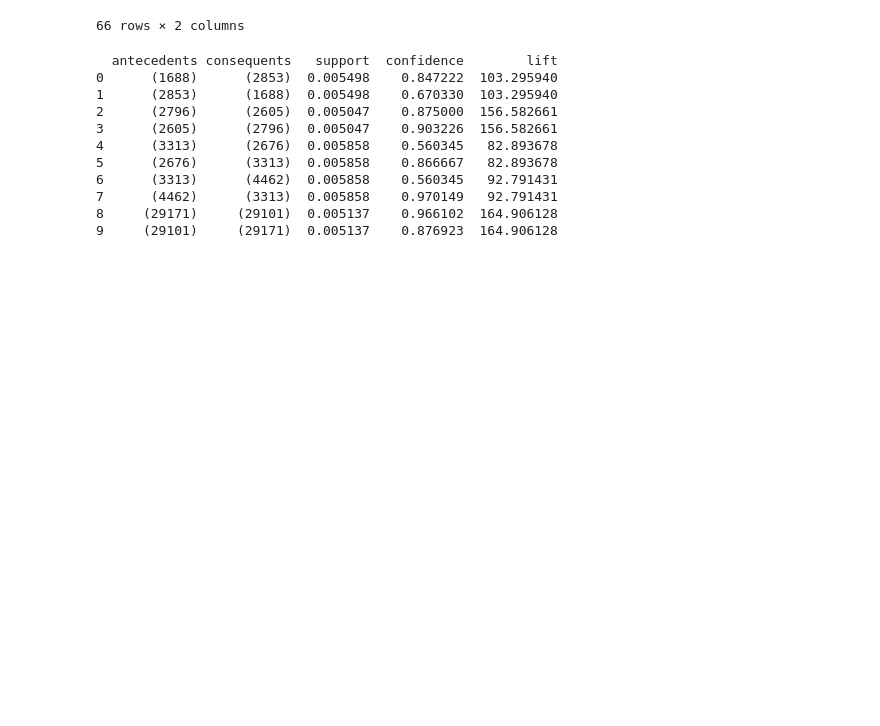
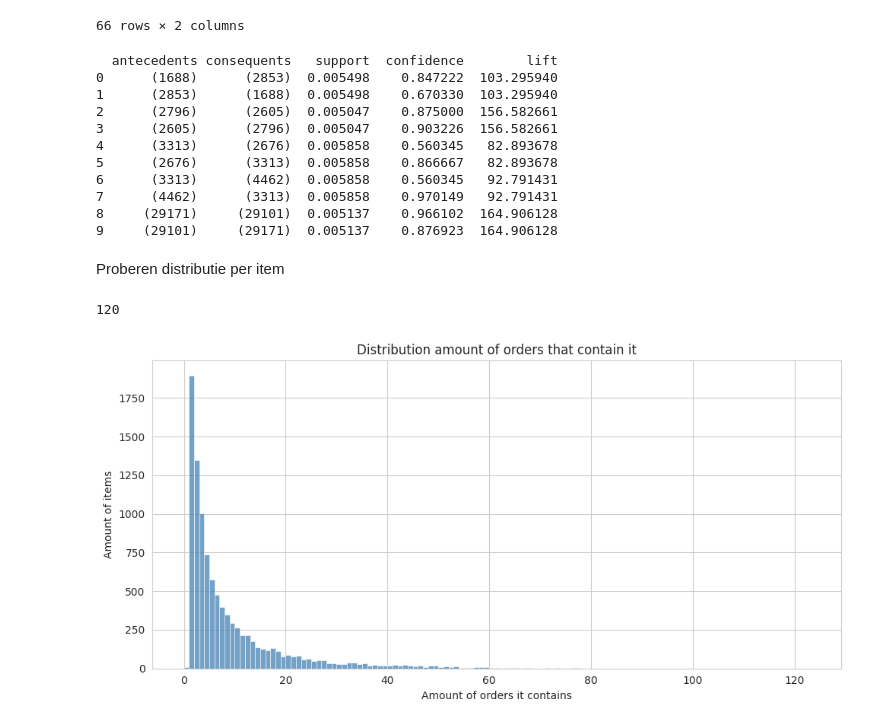
Before and after one commit to TomTom2028/SoftwareSim, a Jupyter notebook: AnalysisData.ipynb, the cells around one changed output. Cells and saved outputs as stored; diff of their text form; code cells hidden in the pictures; blank space fills up the shorter version.

```diff
--- a/AnalysisData.ipynb
+++ b/AnalysisData.ipynb
@@ -1000,3 +1000,32 @@ plt.grid(True)
 plt.legend()
 plt.tight_layout()
 plt.show()
+# %% [markdown]
+Proberen distributie per item
+# %%
+# per item, get in how many orders it contains
+from matplotlib import pyplot as plt
+import seaborn as sns
+
+
+loc = 'OSR'
+loc_df = df[df['Location code'] == loc].sort_values(by='Last Change Dt')
+item_grouped_df = loc_df.groupby('Item code')['Outbound order number'].nunique()
+item_grouped_df
+
+# plot it on a distribution, how many items occur with 1, 2, 3, ... orders
+
+plt.figure(figsize=(10, 5))
+sns.histplot(item_grouped_df, bins=item_grouped_df.max(), kde=False, color='steelblue')
+plt.title('Distribution amount of orders that contain it')
+plt.xlabel('Amount of orders it contains')
+plt.ylabel('Amount of items')
+plt.grid(True)
+plt.tight_layout()
+
+# print the amount of unique items that
+count_filtered_df = item_grouped_df[item_grouped_df > 50]
+print(len(count_filtered_df))
+# %% [output]
+120
+[figure, added]
```
Also changed, not shown: parts of 1 cell of this notebook.
